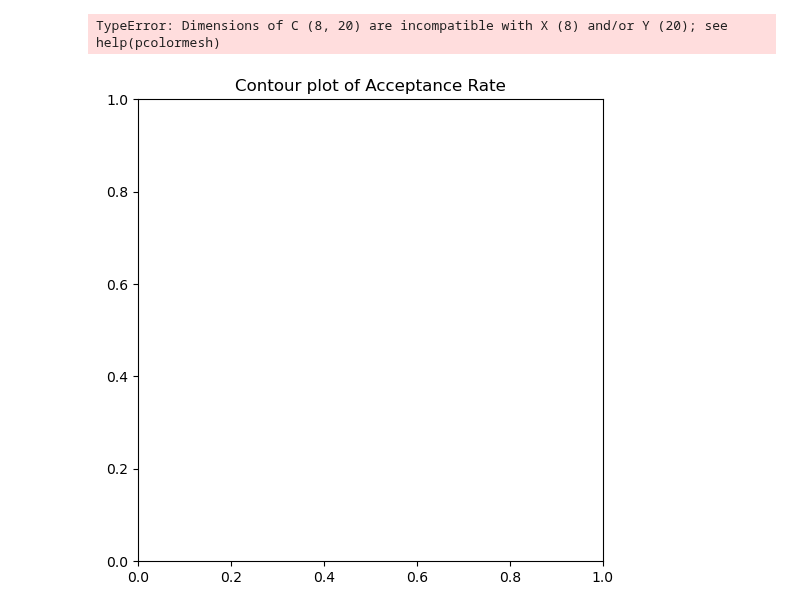
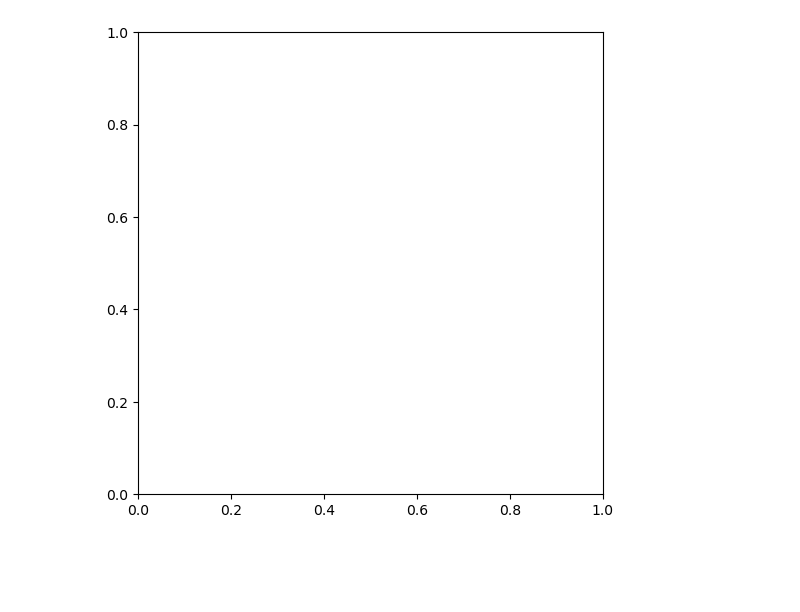
Before and after one commit to BertDepoorter/Monte-Carlo-Methods, a Jupyter notebook: HardDisks.ipynb, the cells around one changed output. Saved outputs shown, nothing was run; the diff lists cells and outputs as text; code cells hidden in the pictures; blank space fills up the shorter version.

```diff
--- a/HardDisks.ipynb
+++ b/HardDisks.ipynb
@@ -24,30 +24,22 @@ system.plot(title="Final Configuration after Metropolis")
 # %%
 fig, ax = plt.subplots(1,1, figsize=(6,6))
 
 # N should be a perfect square to start from rectangular configuration
 N = np.asarray([4,9, 16, 25, 36, 49, 64, 81])
 q = np.linspace(0.2, 10, 20)
 steps = 1000
 
 acceptance_rate = np.zeros((len(N), len(q)))
 eta = np.zeros(len(N))
-
+X, Y = np.meshgrid(eta, q)
 for i in range(len(N)):
     for j in range(len(q)):
-        system = HardDisks(N[i], q[j], 100, 2, initial_conf='rectangular')
+        system = HardDisks(X[i], Y[j], 100, 2, initial_conf='rectangular')
         rate = system.get_avg_acceptance(steps)
-        acceptance_rate[i,j] = rate
+        Z[i,j] = rate
         eta[i] = system.get_packing()
-
-X, Y = np.meshgrid(eta, q)
-Z = acceptance_ratio.reshape(X.shape)
-
-ax.set_title('Contour plot of Acceptance Rate')
-ax.pcolormesh(X, Y, Z, shading='gouraud', cmap=plt.cm.BuGn_r)
-ax.contour(X, Y, Z)
 # %% [output]
-TypeError: Dimensions of C (8, 20) are incompatible with X (8) and/or Y (20); see help(pcolormesh)
-[figure, old version]
+[figure, new version]
 # %%
 X, Y = np.meshgrid(eta, q)
 Z = acceptance_rate.reshape(X.shape)
```
Also changed, not shown: parts of 5 cells of this notebook, 4 other files.
